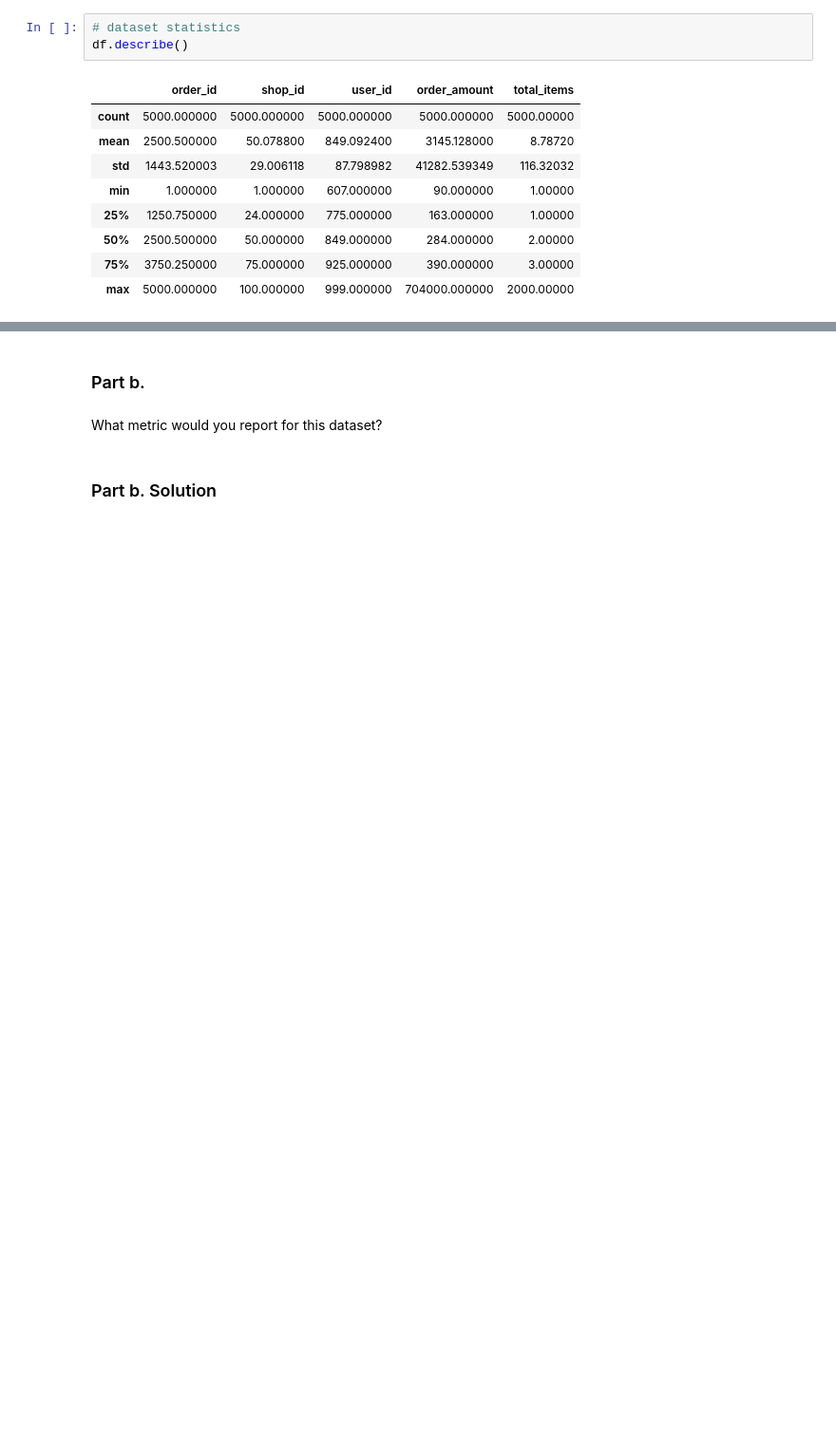
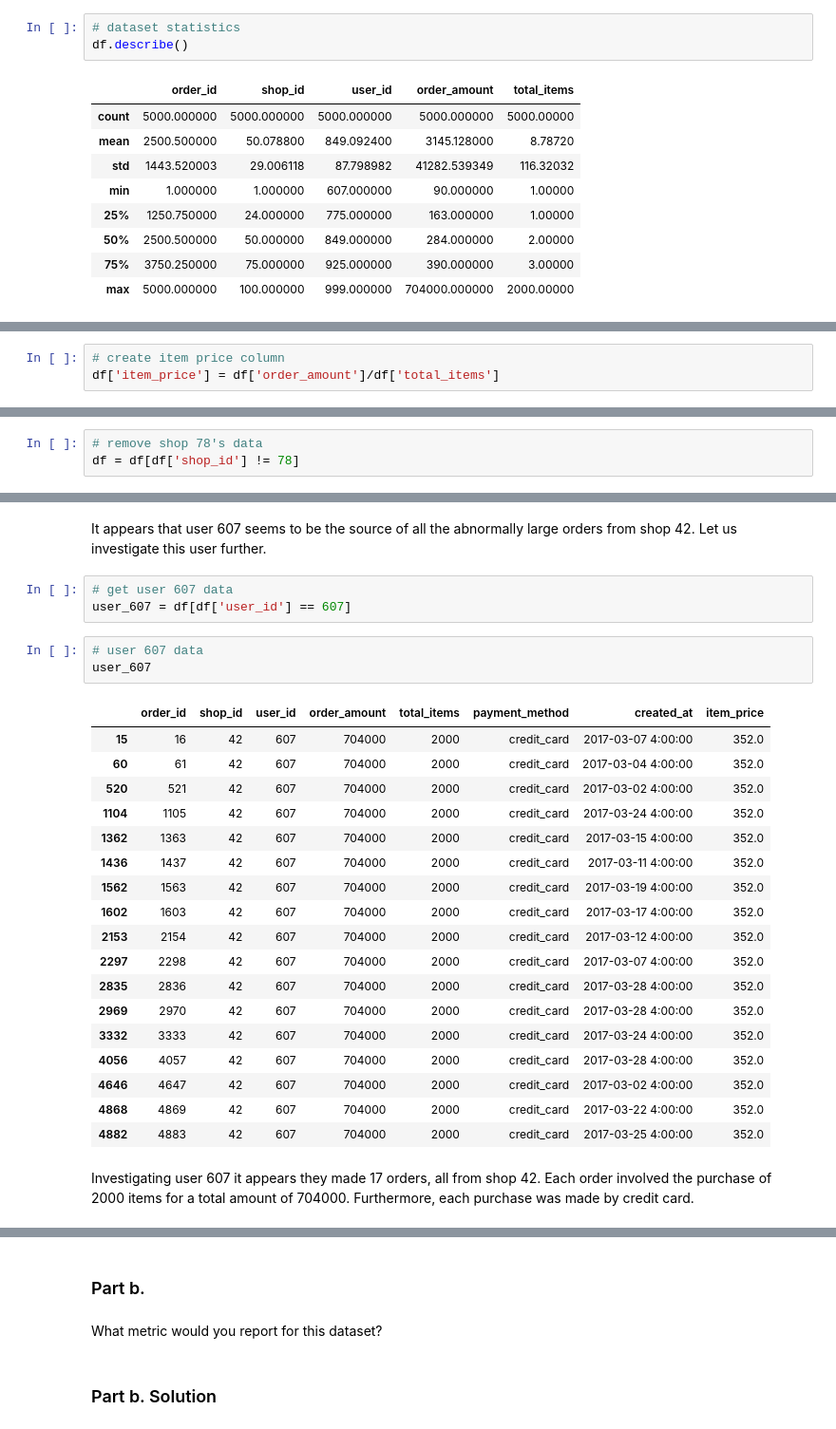
Before and after one commit to felixshier/Data-Science-Intern-Summer-2022, a Jupyter notebook: shopifySummer2022DataScienceInternChallengeAnswers.ipynb, the cells around one changed output, grey strips where cells are left out. Shown at 95% size. Drawn from its saved outputs; the diff is of its cells as text; blank space fills up the shorter version.

```diff
--- a/shopifySummer2022DataScienceInternChallengeAnswers.ipynb
+++ b/shopifySummer2022DataScienceInternChallengeAnswers.ipynb
@@ -168,0 +101,3 @@ reasonable than the original 3145.13.
+# %%
+# create item price column
+df['item_price'] = df['order_amount']/df['total_items']
@@ -168,0 +177,3 @@ reasonable than the original 3145.13.
+# %%
+# remove shop 78's data
+df = df[df['shop_id'] != 78]
@@ -168,0 +259,30 @@ reasonable than the original 3145.13.
+# %% [markdown]
+It appears that user 607 seems to be the source of all the abnormally large orders from shop 42. Let us investigate this user further.
+# %%
+# get user 607 data
+user_607 = df[df['user_id'] == 607]
+# %%
+# user 607 data
+user_607
+# %% [output]
+|  | order_id | shop_id | user_id | order_amount | total_items | payment_method | created_at | item_price |
+| 15 | 16 | 42 | 607 | 704000 | 2000 | credit_card | 2017-03-07 4:00:00 | 352.0 |
+| 60 | 61 | 42 | 607 | 704000 | 2000 | credit_card | 2017-03-04 4:00:00 | 352.0 |
+| 520 | 521 | 42 | 607 | 704000 | 2000 | credit_card | 2017-03-02 4:00:00 | 352.0 |
+| 1104 | 1105 | 42 | 607 | 704000 | 2000 | credit_card | 2017-03-24 4:00:00 | 352.0 |
+| 1362 | 1363 | 42 | 607 | 704000 | 2000 | credit_card | 2017-03-15 4:00:00 | 352.0 |
+| 1436 | 1437 | 42 | 607 | 704000 | 2000 | credit_card | 2017-03-11 4:00:00 | 352.0 |
+| 1562 | 1563 | 42 | 607 | 704000 | 2000 | credit_card | 2017-03-19 4:00:00 | 352.0 |
+| 1602 | 1603 | 42 | 607 | 704000 | 2000 | credit_card | 2017-03-17 4:00:00 | 352.0 |
+| 2153 | 2154 | 42 | 607 | 704000 | 2000 | credit_card | 2017-03-12 4:00:00 | 352.0 |
+| 2297 | 2298 | 42 | 607 | 704000 | 2000 | credit_card | 2017-03-07 4:00:00 | 352.0 |
+| 2835 | 2836 | 42 | 607 | 704000 | 2000 | credit_card | 2017-03-28 4:00:00 | 352.0 |
+| 2969 | 2970 | 42 | 607 | 704000 | 2000 | credit_card | 2017-03-28 4:00:00 | 352.0 |
+| 3332 | 3333 | 42 | 607 | 704000 | 2000 | credit_card | 2017-03-24 4:00:00 | 352.0 |
+| 4056 | 4057 | 42 | 607 | 704000 | 2000 | credit_card | 2017-03-28 4:00:00 | 352.0 |
+| 4646 | 4647 | 42 | 607 | 704000 | 2000 | credit_card | 2017-03-02 4:00:00 | 352.0 |
+| 4868 | 4869 | 42 | 607 | 704000 | 2000 | credit_card | 2017-03-22 4:00:00 | 352.0 |
+| 4882 | 4883 | 42 | 607 | 704000 | 2000 | credit_card | 2017-03-25 4:00:00 | 352.0 |
+# %% [markdown]
+Investigating user 607 it appears they made 17 orders, all from shop 42. Each order involved the purchase of
+2000 items for a total amount of 704000. Furthermore, each purchase was made by credit card.
```
Also changed, not shown: parts of 75 cells of this notebook.
